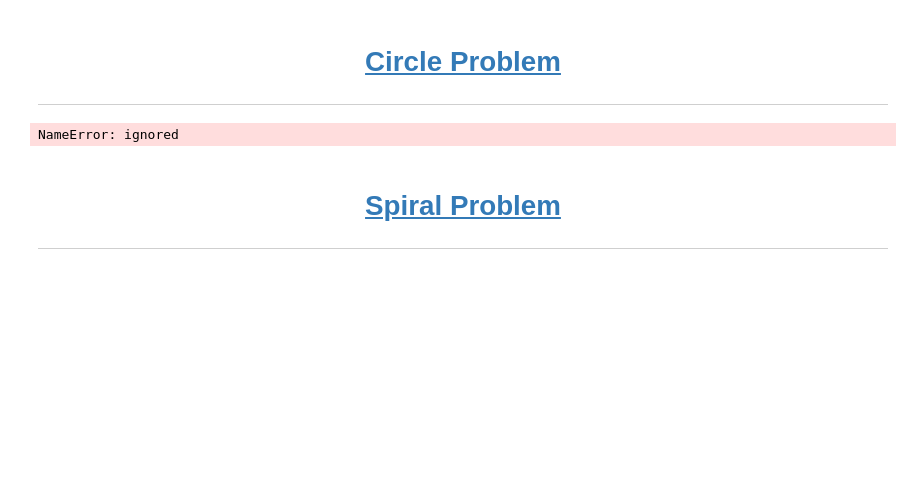
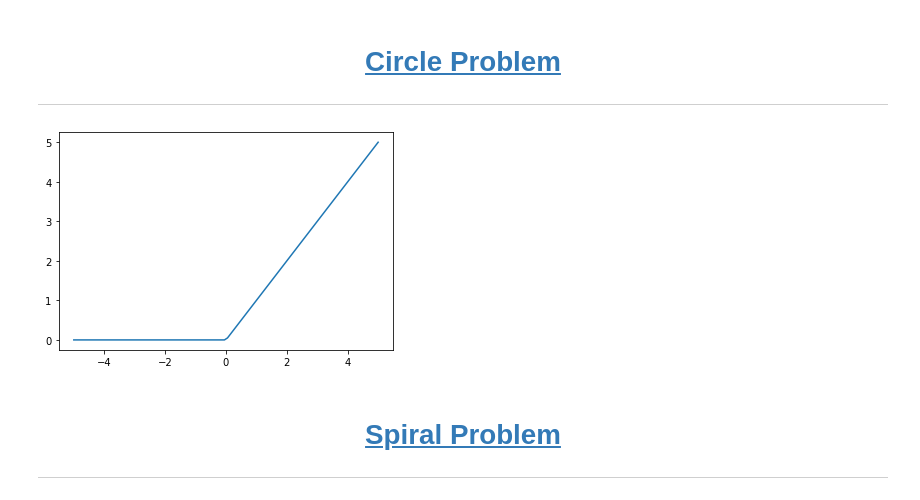
Before and after one commit to GhostlyTricks/ai-webdev, a Jupyter notebook: lessons/lesson-01/lesson-01.ghostlytricks.ipynb, the cells around one changed output. Saved outputs shown, nothing was run; the diff lists cells and outputs as text; code cells hidden in the pictures; blank space fills up the shorter version.

```diff
--- a/lessons/lesson-01/lesson-01.ghostlytricks.ipynb
+++ b/lessons/lesson-01/lesson-01.ghostlytricks.ipynb
@@ -160,14 +160,14 @@ plotFn(tamh, bounds= [-5,5])
 # %%
 # create the relu activation function
 def relu(x):
-  if x <=:
+  if (x <= 0):
     return 0
   return x
 # %%
 # plot the tanh activation function
-poltFn(relu, bounds[-5,5])
+plotFn(relu, bounds=[-5,5])
 # %% [output]
-NameError: ignored
+[figure, added]
 # %% [markdown]
 # <center><a href='https://playground.tensorflow.org/#activation=tanh&batchSize=10&dataset=spiral&regDataset=reg-plane&learningRate=0.03&regularizationRate=0&noise=0&networkShape=8&seed=0.45370&showTestData=false&discretize=false&percTrainData=80&x=true&y=true&xTimesY=false&xSquared=false&ySquared=false&cosX=false&sinX=false&cosY=false&sinY=false&collectStats=false&problem=classification&initZero=false&hideText=false'>Spiral Problem</a></center>
 
```
